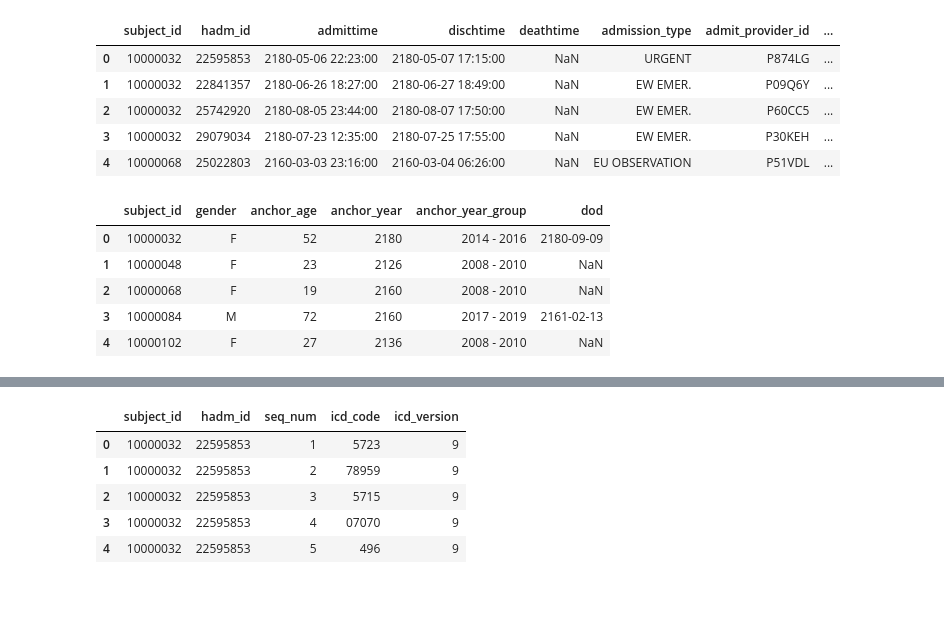
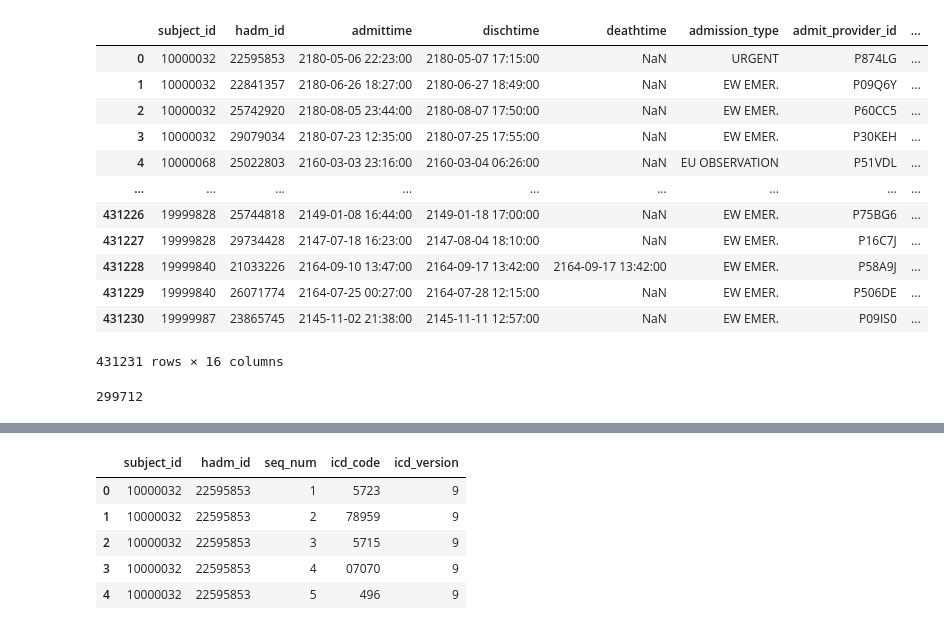
Before and after one commit to quinnvx/MATH2130_PROJECT, a Jupyter notebook: EXPLORE_MIMIC_IV.ipynb, the cells around one changed output, grey strips where cells are left out. Saved outputs shown, nothing was run; the diff lists cells and outputs as text; code cells hidden in the pictures; blank space fills up the shorter version.

```diff
--- a/EXPLORE_MIMIC_IV.ipynb
+++ b/EXPLORE_MIMIC_IV.ipynb
@@ -104,21 +113,23 @@ guessed_filenames = ["admissions.csv.gz", "patients.csv.gz",
                      'outputevents.csv.gz']
 # %%
 admissions = pd.read_csv("2024 SSC Case study 2 data\mimic-iv-2.2\hosp\ADMISSIONS.csv.gz", compression="gzip")
-admissions.head()
+admissions
 # %% [output]
 |  | subject_id | hadm_id | admittime | dischtime | deathtime | admission_type | admit_provider_id | ... |
 | 0 | 10000032 | 22595853 | 2180-05-06 22:23:00 | 2180-05-07 17:15:00 | NaN | URGENT | P874LG | ... |
 | 1 | 10000032 | 22841357 | 2180-06-26 18:27:00 | 2180-06-27 18:49:00 | NaN | EW EMER. | P09Q6Y | ... |
 | 2 | 10000032 | 25742920 | 2180-08-05 23:44:00 | 2180-08-07 17:50:00 | NaN | EW EMER. | P60CC5 | ... |
 | 3 | 10000032 | 29079034 | 2180-07-23 12:35:00 | 2180-07-25 17:55:00 | NaN | EW EMER. | P30KEH | ... |
 | 4 | 10000068 | 25022803 | 2160-03-03 23:16:00 | 2160-03-04 06:26:00 | NaN | EU OBSERVATION | P51VDL | ... |
+| ... | ... | ... | ... | ... | ... | ... | ... | ... |
+| 431226 | 19999828 | 25744818 | 2149-01-08 16:44:00 | 2149-01-18 17:00:00 | NaN | EW EMER. | P75BG6 | ... |
+| 431227 | 19999828 | 29734428 | 2147-07-18 16:23:00 | 2147-08-04 18:10:00 | NaN | EW EMER. | P16C7J | ... |
+| 431228 | 19999840 | 21033226 | 2164-09-10 13:47:00 | 2164-09-17 13:42:00 | 2164-09-17 13:42:00 | EW EMER. | P58A9J | ... |
+| 431229 | 19999840 | 26071774 | 2164-07-25 00:27:00 | 2164-07-28 12:15:00 | NaN | EW EMER. | P506DE | ... |
+| 431230 | 19999987 | 23865745 | 2145-11-02 21:38:00 | 2145-11-11 12:57:00 | NaN | EW EMER. | P09IS0 | ... |
+431231 rows × 16 columns
 # %%
 patients = pd.read_csv("2024 SSC Case study 2 data\mimic-iv-2.2\hosp\patients.csv.gz", compression="gzip")
-patients.head()
+patients["subject_id"].nunique()
 # %% [output]
-|  | subject_id | gender | anchor_age | anchor_year | anchor_year_group | dod |
-| 0 | 10000032 | F | 52 | 2180 | 2014 - 2016 | 2180-09-09 |
-| 1 | 10000048 | F | 23 | 2126 | 2008 - 2010 | NaN |
-| 2 | 10000068 | F | 19 | 2160 | 2008 - 2010 | NaN |
-| 3 | 10000084 | M | 72 | 2160 | 2017 - 2019 | 2161-02-13 |
-| 4 | 10000102 | F | 27 | 2136 | 2008 - 2010 | NaN |
+299712
```
Also changed, not shown: parts of 131 cells of this notebook.
